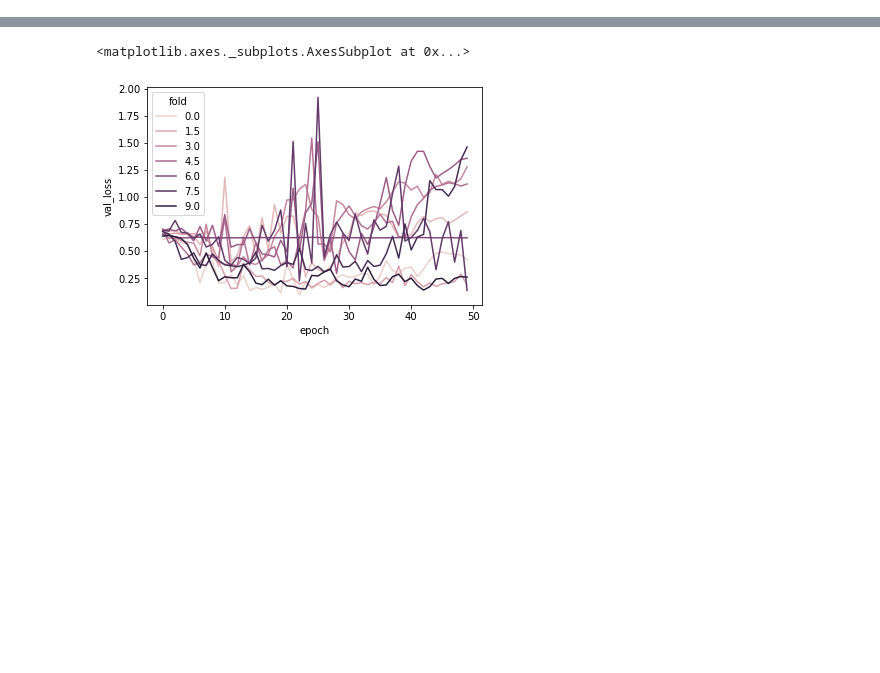
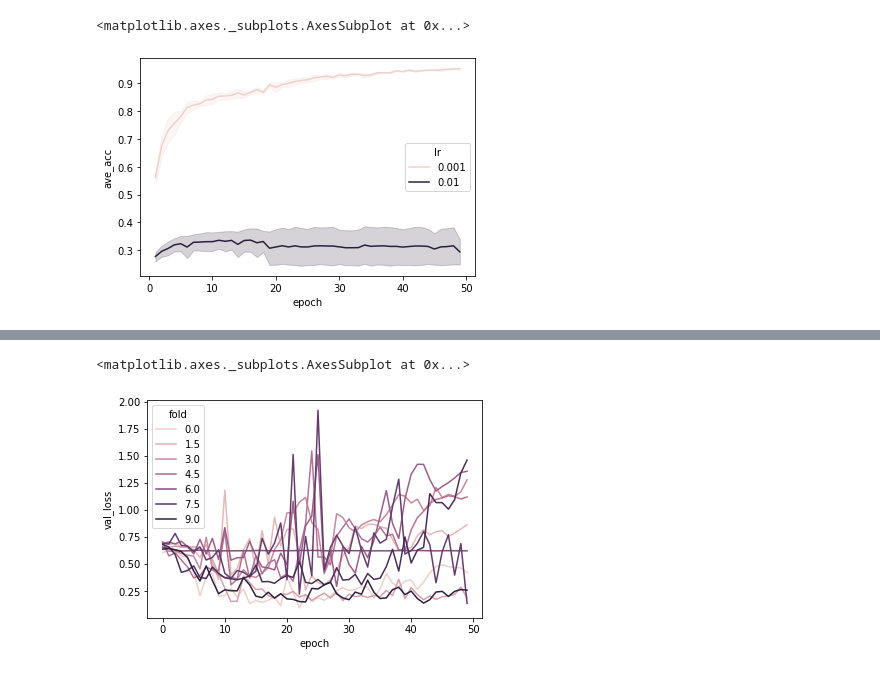
Before and after one commit to HayatoTanoue/CNN_GNN_exeriments, a Jupyter notebook: notebooks/log_eda.ipynb, the cells around one changed output, grey strips where cells are left out. Drawn from its saved outputs; the diff is of its cells as text; code cells hidden in the pictures; blank space fills up the shorter version.

```diff
--- a/notebooks/log_eda.ipynb
+++ b/notebooks/log_eda.ipynb
@@ -22,14 +25,14 @@ import seaborn as sns
 i = 0
 name = "MUTAG"
 #########################################################
-for name in ["MUTAG", "COLLAB", "DD", "REDDIT-BINARY", "subset1", "poisson", "new_poisson"]:
+for name in ["subset1", "poisson", "new_poisson"]:
     print("="*20)
     print(name)
     # concat csv
     i = 0
     df = pd.DataFrame()
 
-    for model in ["CNN", "BrainCNN"]:
+    for model in ["CNN", "BrainCNN", "Deep_D1D2", "DGCNN", "GIN", "Deepsets"]:
         parent_paths = glob(f"../logs/{name}/{model}/*")
 
         for p in sorted(parent_paths):
@@ -42,7 +45,7 @@ for name in ["MUTAG", "COLLAB", "DD", "REDDIT-BINARY", "subset1", "poisson", "ne
             # print(p.split("/")[-1])
             sort, resize, lr = p.split("/")[-1].split("_")
 
-            for e in [9, 19, 29, 39, 49]:
+            for e in range(1, 50, 1):
                 same_epoch = a.query("epoch==@e")
                 ave_val_acc = same_epoch["val_acc"].mean()
                 std_val_acc = same_epoch["val_acc"].std()
@@ -92,2 +94,35 @@ UndefinedVariableError: name 'epoch' is not defined
 # %%
+#########################################################
+model = "Deep_D1D2"
+i = 0
+df = pd.DataFrame()
+for name in ["MUTAG", "DD", "COLLAB", "REDDIT-BINARY", "poisson", "new_poisson", "subset1"]:
+    parent_paths = glob(f"../logs/{name}/{model}/*")
+
+    for p in sorted(parent_paths):
+        a = pd.DataFrame()
+        for path in glob(p + "/train_log/*.csv"):
+            a = a.append(pd.read_csv(path))
+        a.reset_index(inplace=True)
+
+        # print("="*20)
+        # print(p.split("/")[-1])
+        sort, resize, lr = p.split("/")[-1].split("_")
+
+
+        max_acc = 0
+        for e in range(1,50):
+
+            same_epoch = a.query("epoch==@e")
+            ave_val_acc = same_epoch["val_acc"].mean()
+            std_val_acc = same_epoch["val_acc"].std()
+
+            max_acc = max(max_acc, ave_val_acc)
+
+            df = df.append(
+                pd.Series({"name": name, "model": model, "sort": sort, "resize": int(resize), "lr": float(lr),
+                 "epoch": e, "ave_acc": ave_val_acc, "std_acc": std_val_acc
+                }, name=i)
+            )
+            i+=1
 # %% [output]
@@ -97,0 +147,5 @@ UndefinedVariableError: name 'epoch' is not defined
+# %%
+sns.lineplot(x="epoch", y="ave_acc", data=df.query("name=='new_poisson'"), hue="lr")
+# %% [output]
+<matplotlib.axes._subplots.AxesSubplot at 0x...>
+[figure, added]
```
Also changed, not shown: parts of 8 cells of this notebook, 13 other files.
